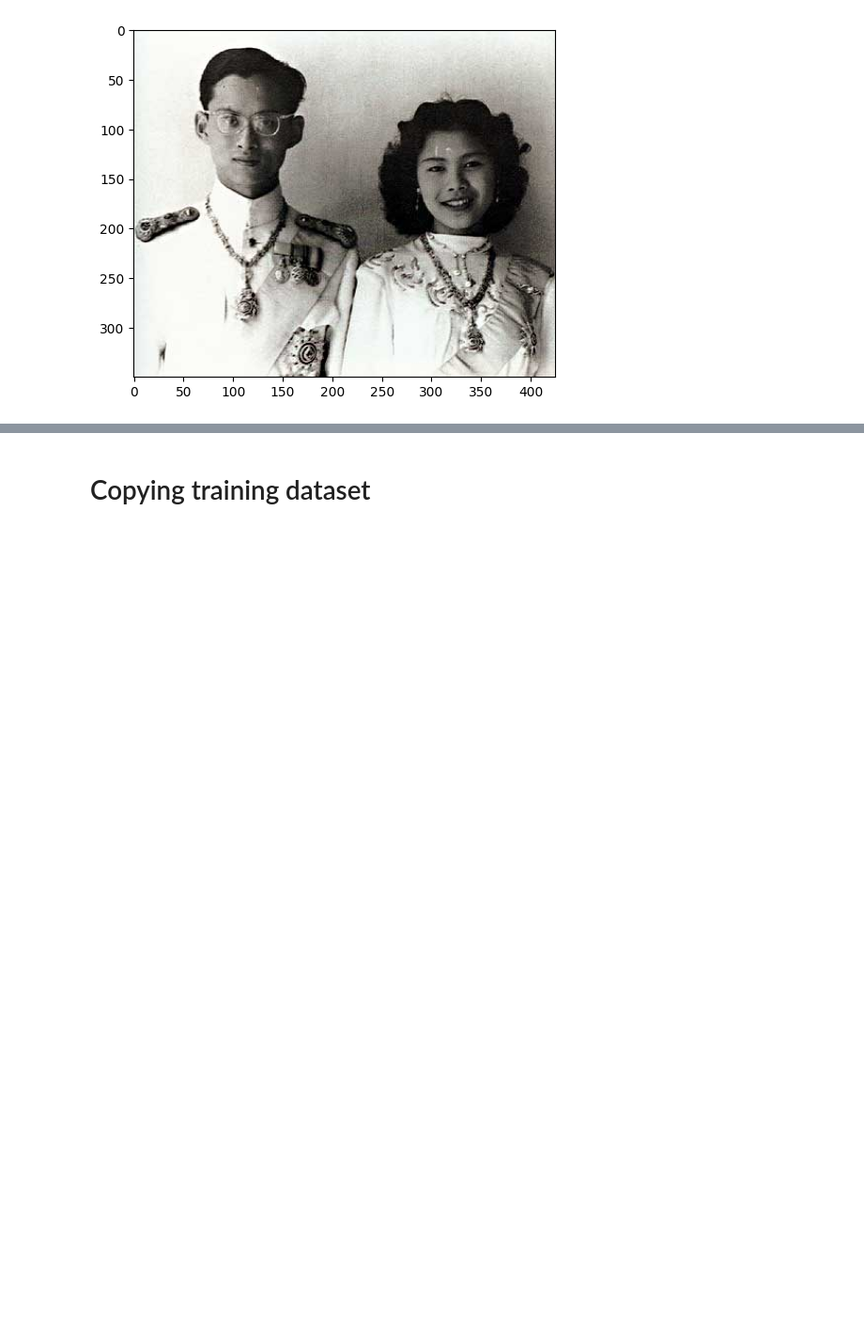
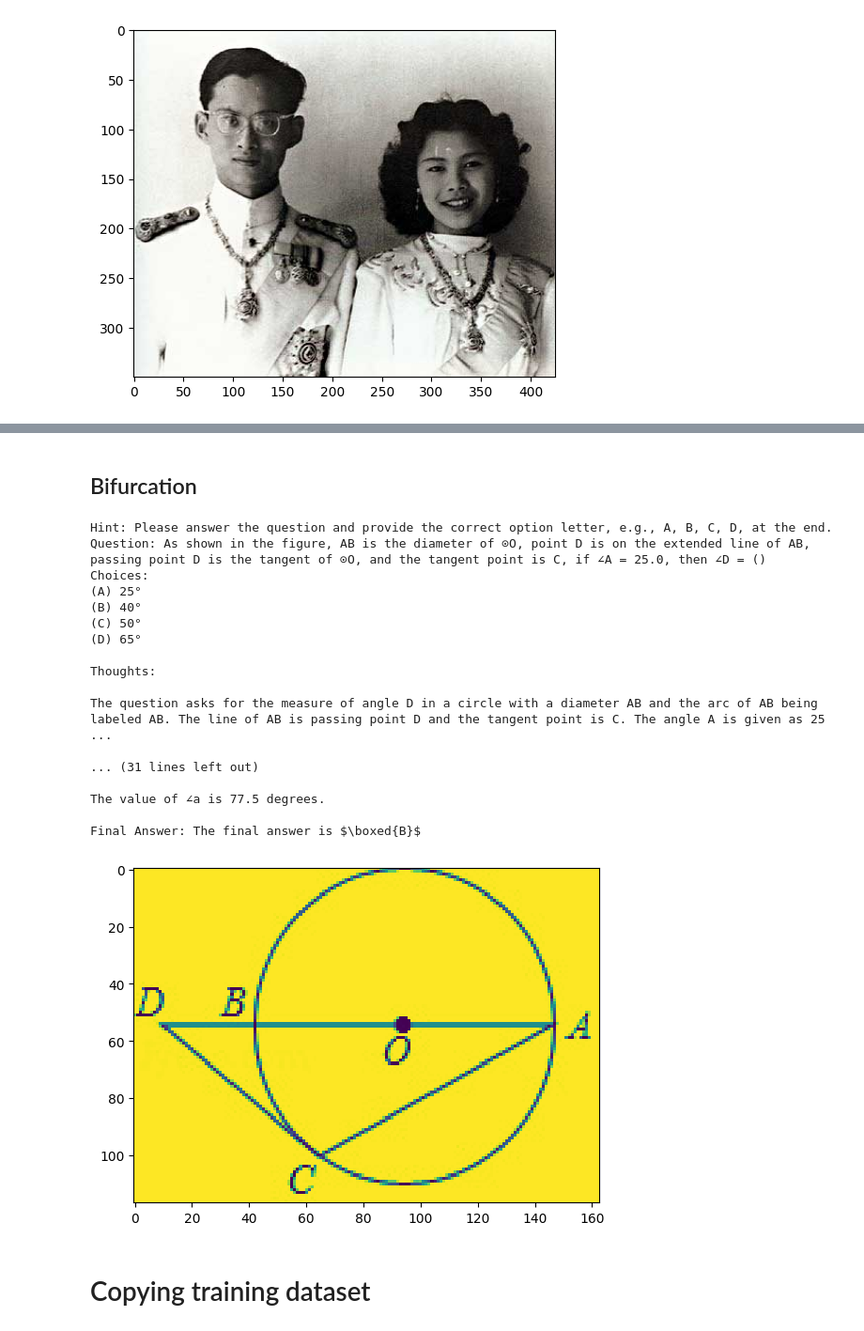
Before and after one commit to axeld5/pali_reason, a Jupyter notebook: visualising_examples.ipynb, the cells around one changed output, grey strips where cells are left out. Shown at 94% size. Saved outputs shown, nothing was run; the diff lists cells and outputs as text; code cells hidden in the pictures; blank space fills up the shorter version.

```diff
--- a/visualising_examples.ipynb
+++ b/visualising_examples.ipynb
@@ -149,2 +233,28 @@ plt.imshow(used_dataset[422]['decoded_image'])
+# %% [markdown]
+## Bifurcation
+# %%
+plt.imshow(used_dataset[772]['decoded_image'])
+example = finetuned_results.iloc[421]
+print(example['prompt'])
+print(example['result'])
+# %% [output]
+Hint: Please answer the question and provide the correct option letter, e.g., A, B, C, D, at the end.
+Question: As shown in the figure, AB is the diameter of ⊙O, point D is on the extended line of AB, passing point D is the tangent of ⊙O, and the tangent point is C, if ∠A = 25.0, then ∠D = ()
+Choices:
+(A) 25°
+(B) 40°
+(C) 50°
+(D) 65°
+
+Thoughts:
+
+The question asks for the measure of angle D in a circle with a diameter AB and the arc of AB being labeled AB. The line of AB is passing point D and the tangent point is C. The angle A is given as 25 ...
+
+... (31 lines left out)
+
+The value of ∠a is 77.5 degrees.
+
+Final Answer: The final answer is $\boxed{B}$
+[figure, added]
 # %% [markdown]
 # Copying training dataset
```
Also changed, not shown: parts of 27 cells of this notebook.
